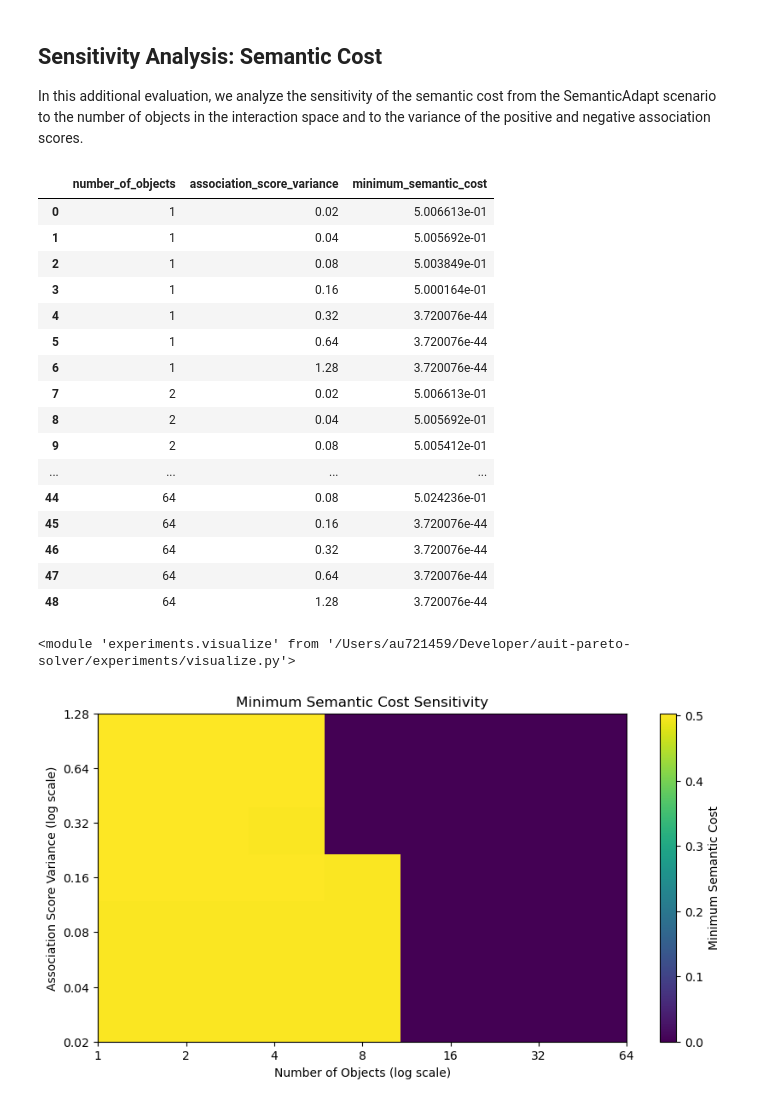
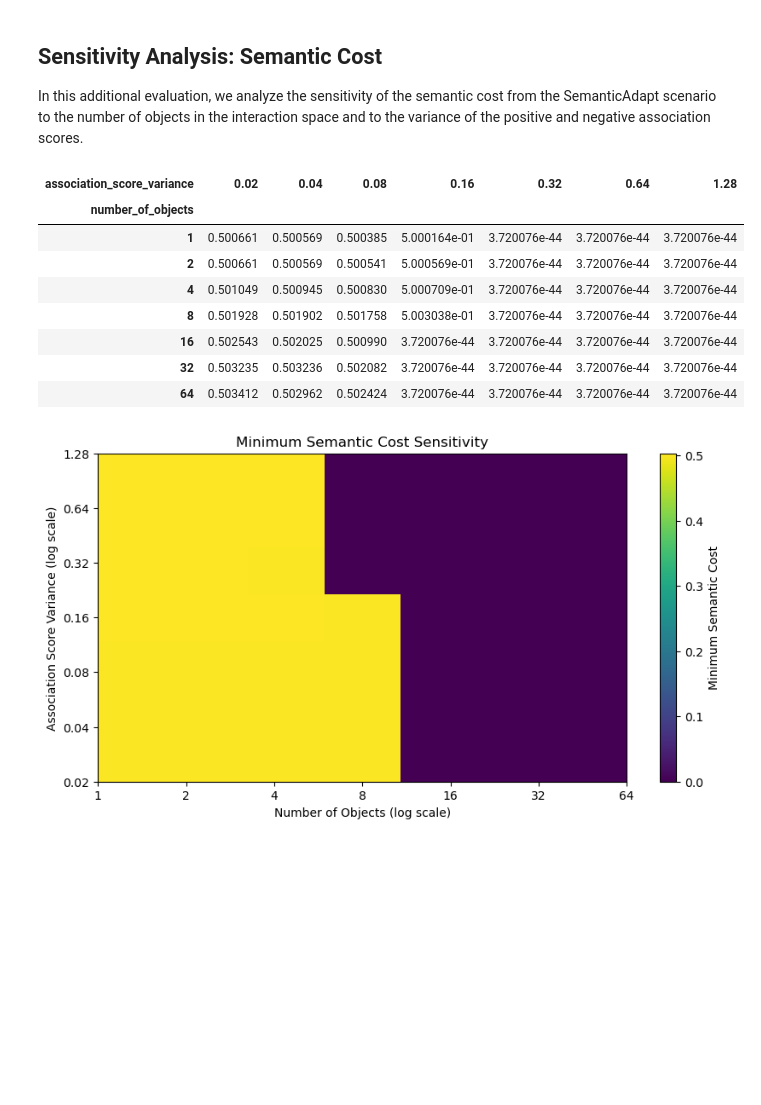
Before and after one commit to christophajohns/auit-pareto-solver, a Jupyter notebook: evaluation.ipynb, the cells around one changed output. Cells and saved outputs as stored; diff of their text form; code cells hidden in the pictures; blank space fills up the shorter version.

Commit message:
Add pivot

```diff
--- a/evaluation.ipynb
+++ b/evaluation.ipynb
@@ -474,47 +474,33 @@ In this additional evaluation, we analyze the sensitivity of the semantic cost f
 # %%
 import experiments.sensitivity
 import numpy as np
 
 number_of_objects_params = np.logspace(base=2, start=0, stop=6, num=7, dtype=int) # 1 to 64
 association_score_variance_params = np.logspace(base=2, start=1, stop=7, num=7)/100. # 0.02 to 1.28
 association_dicts = experiments.sensitivity.get_clutter_association_grid(
     number_of_objects_params=number_of_objects_params,
     association_score_variance_params=association_score_variance_params,
     seed=42,
 )
 semantic_costs = experiments.sensitivity.get_minimum_semantic_costs_for_grid(
     association_dicts=association_dicts,
     seed=42,
 )
 semantic_costs_grid_df = experiments.sensitivity.get_semantic_costs_grid_dataframe(
     association_dicts=association_dicts,
     semantic_costs=semantic_costs,
 )
-semantic_costs_grid_df
+semantic_costs_grid_df.pivot(index="number_of_objects", columns="association_score_variance", values="minimum_semantic_cost")
 # %% [output]
-|  | number_of_objects | association_score_variance | minimum_semantic_cost |
-| 0 | 1 | 0.02 | 5.006613e-01 |
-| 1 | 1 | 0.04 | 5.005692e-01 |
-| 2 | 1 | 0.08 | 5.003849e-01 |
-| 3 | 1 | 0.16 | 5.000164e-01 |
-| 4 | 1 | 0.32 | 3.720076e-44 |
-| 5 | 1 | 0.64 | 3.720076e-44 |
-| 6 | 1 | 1.28 | 3.720076e-44 |
-| 7 | 2 | 0.02 | 5.006613e-01 |
-| 8 | 2 | 0.04 | 5.005692e-01 |
-| 9 | 2 | 0.08 | 5.005412e-01 |
-| ... | ... | ... | ... |
-| 44 | 64 | 0.08 | 5.024236e-01 |
-| 45 | 64 | 0.16 | 3.720076e-44 |
-| 46 | 64 | 0.32 | 3.720076e-44 |
-| 47 | 64 | 0.64 | 3.720076e-44 |
-| 48 | 64 | 1.28 | 3.720076e-44 |
+| association_score_variance | 0.02 | 0.04 | 0.08 | 0.16 | 0.32 | 0.64 | 1.28 |
+| number_of_objects |  |  |  |  |  |  |  |
+| 1 | 0.500661 | 0.500569 | 0.500385 | 5.000164e-01 | 3.720076e-44 | 3.720076e-44 | 3.720076e-44 |
+| 2 | 0.500661 | 0.500569 | 0.500541 | 5.000569e-01 | 3.720076e-44 | 3.720076e-44 | 3.720076e-44 |
+| 4 | 0.501049 | 0.500945 | 0.500830 | 5.000709e-01 | 3.720076e-44 | 3.720076e-44 | 3.720076e-44 |
+| 8 | 0.501928 | 0.501902 | 0.501758 | 5.003038e-01 | 3.720076e-44 | 3.720076e-44 | 3.720076e-44 |
+| 16 | 0.502543 | 0.502025 | 0.500990 | 3.720076e-44 | 3.720076e-44 | 3.720076e-44 | 3.720076e-44 |
+| 32 | 0.503235 | 0.503236 | 0.502082 | 3.720076e-44 | 3.720076e-44 | 3.720076e-44 | 3.720076e-44 |
+| 64 | 0.503412 | 0.502962 | 0.502424 | 3.720076e-44 | 3.720076e-44 | 3.720076e-44 | 3.720076e-44 |
-# %%
-# Reload the visualize module to get the latest version
-import importlib
-importlib.reload(experiments.visualize)
-# %% [output]
-<module 'experiments.visualize' from '/Users/au721459/Developer/auit-pareto-solver/experiments/visualize.py'>
 # %%
 from experiments.visualize import plot_minimum_semantic_cost_sensitivity
 
```
